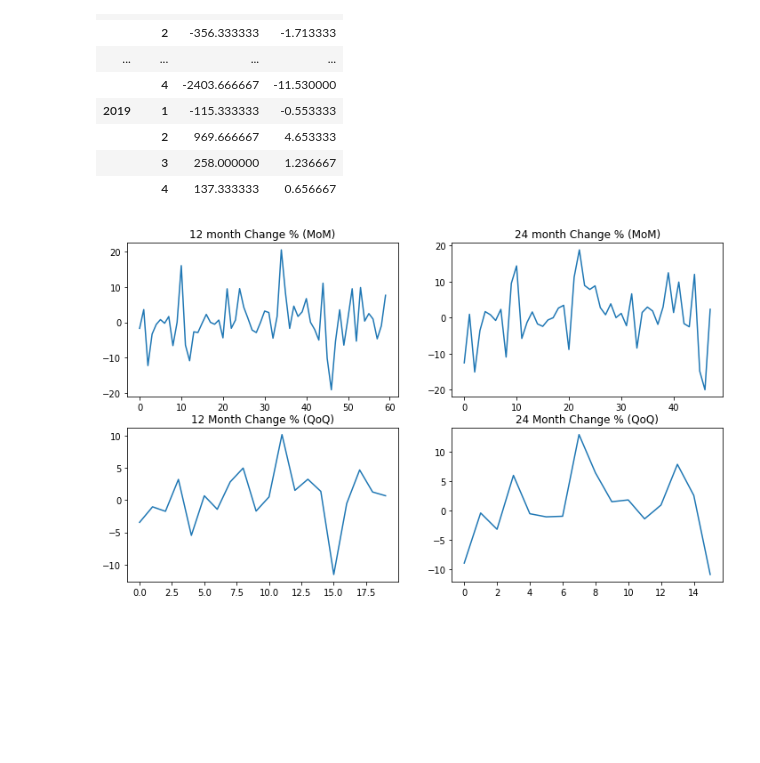
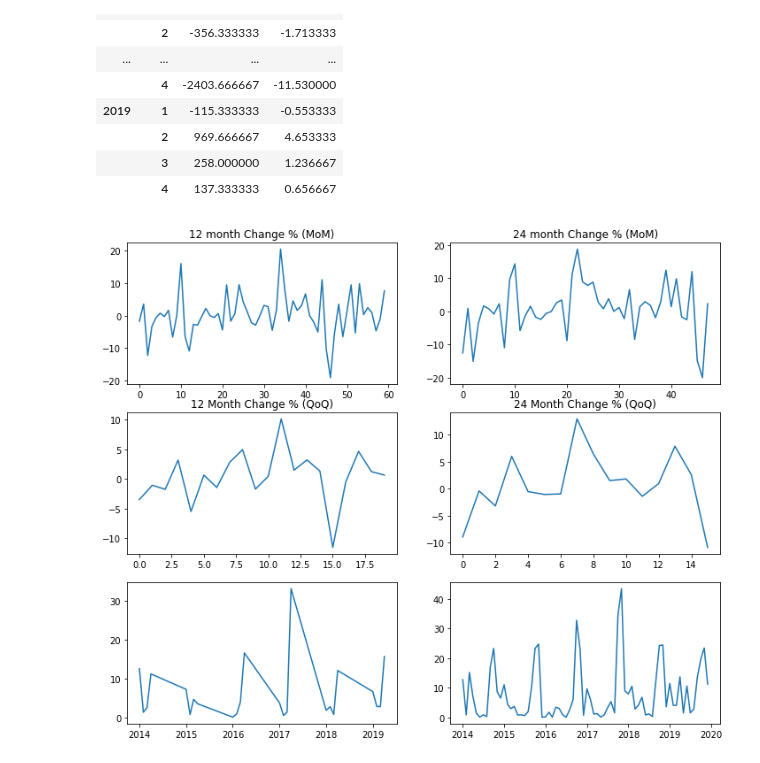
Before and after one commit to rittik97/climate, a Jupyter notebook: geotif_time_series.ipynb, the cells around one changed output. Saved outputs shown, nothing was run; the diff lists cells and outputs as text; code cells hidden in the pictures; blank space fills up the shorter version.

```diff
--- a/geotif_time_series.ipynb
+++ b/geotif_time_series.ipynb
@@ -115,21 +125,24 @@ results.diff(12).groupby([(results.index.year),(results.index.quarter)]).mean().
 |  | 3 | 258.000000 | 1.236667 |
 |  | 4 | 137.333333 | 0.656667 |
 # %%
-fig, ax=plt.subplots(2,2, figsize=(12,7))
+fig, ax=plt.subplots(3,2, figsize=(12,10))
 ax[0][1].plot(results.diff(24).groupby([(results.index.year),(results.index.month)]).mean().dropna()['percent'].values)
 ax[0][1].set_title("24 month Change % (MoM)");
 
 ax[0][0].plot(results.diff(12).groupby([(results.index.year),(results.index.month)]).mean().dropna()['percent'].values)
 ax[0][0].set_title("12 month Change % (MoM)");
 
 ax[1][0].plot(results.diff(12).groupby([(results.index.year),(results.index.quarter)]).mean().dropna()['percent'].values)
 ax[1][0].set_title('12 Month Change % (QoQ)');
 
 #ax[1][1].plot(results_y.percent.diff(1))
 ax[1][1].plot(results.diff(24).groupby([(results.index.year),(results.index.quarter)]).mean().dropna()['percent'].values)
 ax[1][1].set_title('24 Month Change % (QoQ)');
+
+ax[2][0].plot(results_q.percent)
+ax[2][1].plot(results.percent);
 # %% [output]
-[figure, old version]
+[figure, new version]
 # %%
 from statsmodels.graphics.tsaplots import plot_pacf, plot_acf
 from statsmodels.tsa.stattools import adfuller
```
Also changed, not shown: parts of 32 cells of this notebook, 1 other file.
